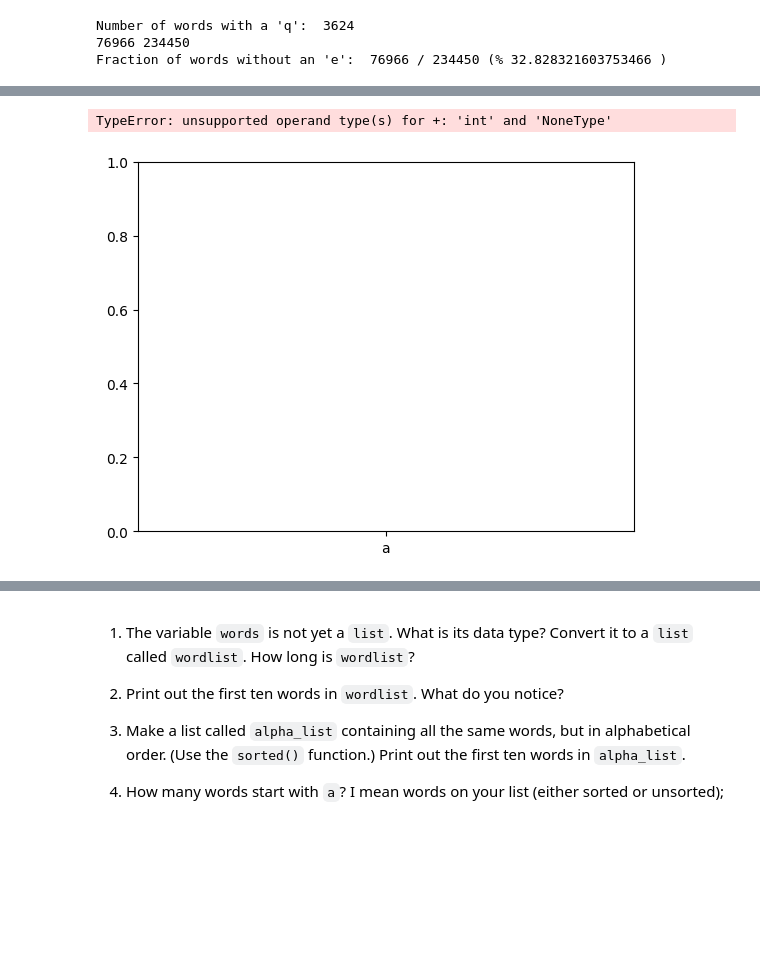
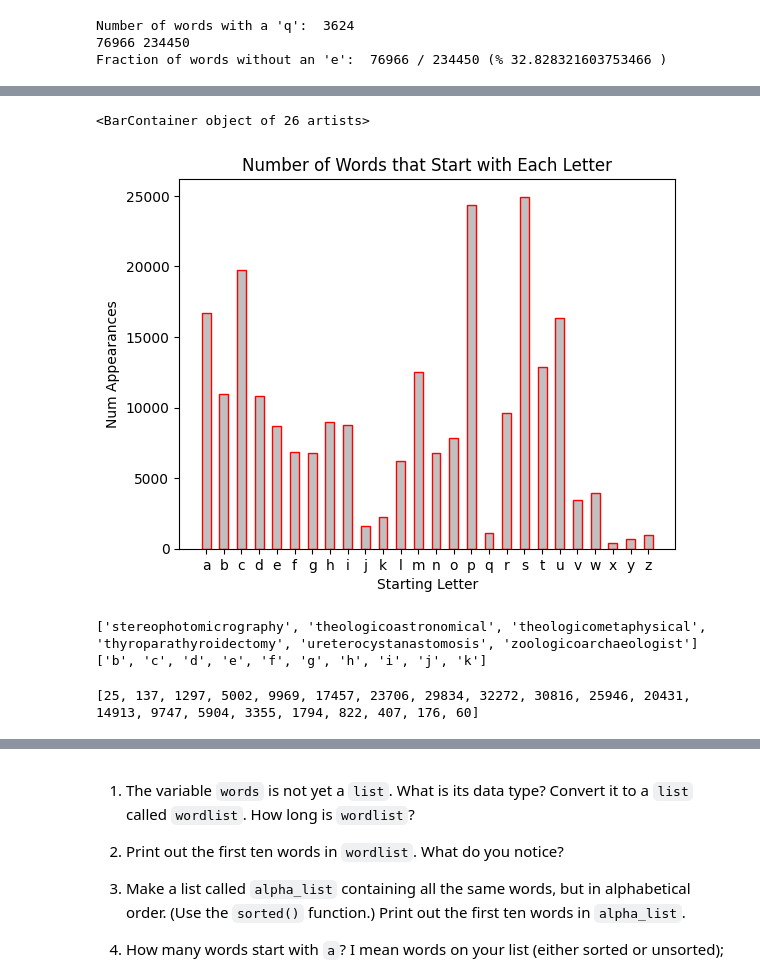
Before and after one commit to CabellPasco/CabellPasco, a Jupyter notebook: Assignments/05_WordsHW.ipynb, the cells around one changed output, grey strips where cells are left out. Drawn from its saved outputs; the diff is of its cells as text; code cells hidden in the pictures; blank space fills up the shorter version.

```diff
--- a/Assignments/05_WordsHW.ipynb
+++ b/Assignments/05_WordsHW.ipynb
@@ -77,9 +75,9 @@ alphabet = [chr(i) for i in range(ord('a'),ord('z')+1)]
 # %%
-#gets num of words starting in given letter
+#gets num of words starting in given letter(7)
 def numStartingLetter(letter):
-  parse = 0; count = 0;
+  count = 0;
   for word in alpha_list:
     if word[0] == letter:
       count+=1
-  print(count)
+  return count
 # %%
@@ -110,11 +90,25 @@ while i<26:
 # %%
-#bar graph of number of words starting with each letter
+#bar graph of number of words starting with each letter (7)
 import matplotlib.pyplot as plt
 
-plt.bar(alphabet, numList, color = "yellow", width = .5)
 
 plt.xlabel("Starting Letter")
 plt.ylabel("Num Appearances")
+plt.title("Number of Words that Start with Each Letter")
+
+
+plt.bar(alphabet, numList, color = "silver", width = .5,edgecolor = "red")
 # %% [output]
-TypeError: unsupported operand type(s) for +: 'int' and 'NoneType'
+<BarContainer object of 26 artists>
-[figure, old version]
+[figure, new version]
+# %%
+#finding the six longest words (8)
+max = 0; i = 0; king = ""
+longWords = sorted(alpha_list, key=len)
+end = len(longWords)-6
+
+print(longWords[end:])
+print(longWords[:10]) #is this something broken about english_words? it counts 25/26 letters as "words" not including a...
+# %% [output]
+['stereophotomicrography', 'theologicoastronomical', 'theologicometaphysical', 'thyroparathyroidectomy', 'ureterocystanastomosis', 'zoologicoarchaeologist']
+['b', 'c', 'd', 'e', 'f', 'g', 'h', 'i', 'j', 'k']
@@ -120,0 +124,10 @@ TypeError: unsupported operand type(s) for +: 'int' and 'NoneType'
+# %%
+#creates a 22 item list of number of words of each length(9)
+numListLen = []
+i = 1;
+while i<22:
+  numListLen.append(numOfEachLength(i))
+  i+=1
+print(numListLen)
+# %% [output]
+[25, 137, 1297, 5002, 9969, 17457, 23706, 29834, 32272, 30816, 25946, 20431, 14913, 9747, 5904, 3355, 1794, 822, 407, 176, 60]
```
Also changed, not shown: parts of 4 cells of this notebook.
